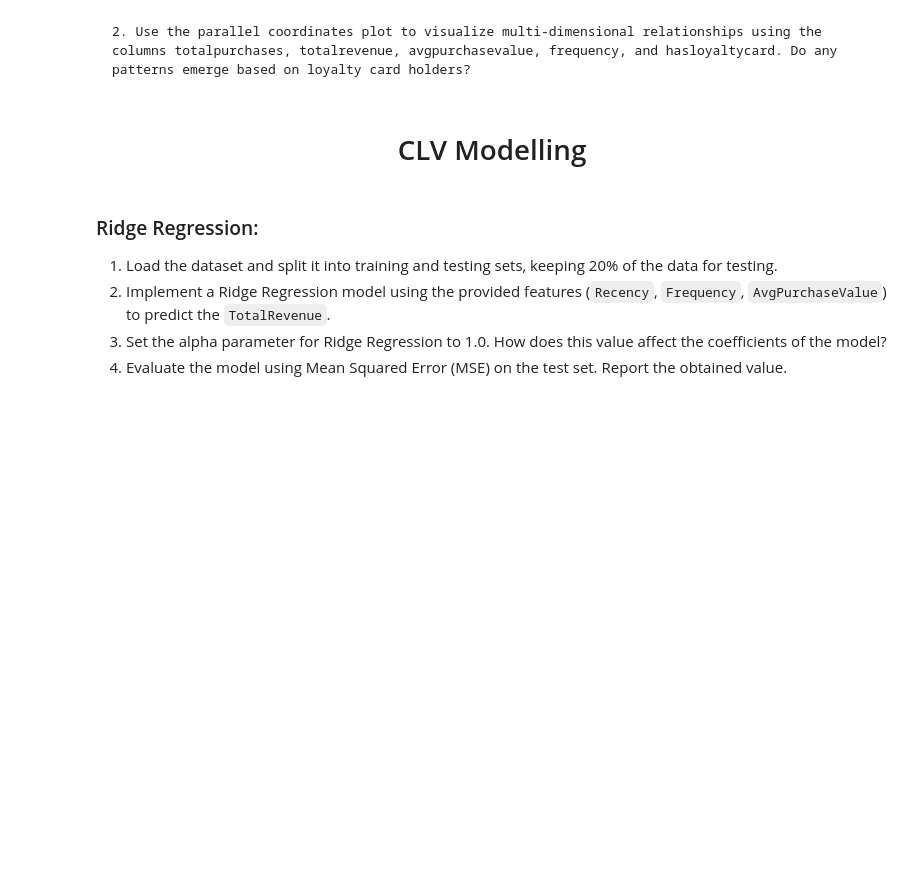
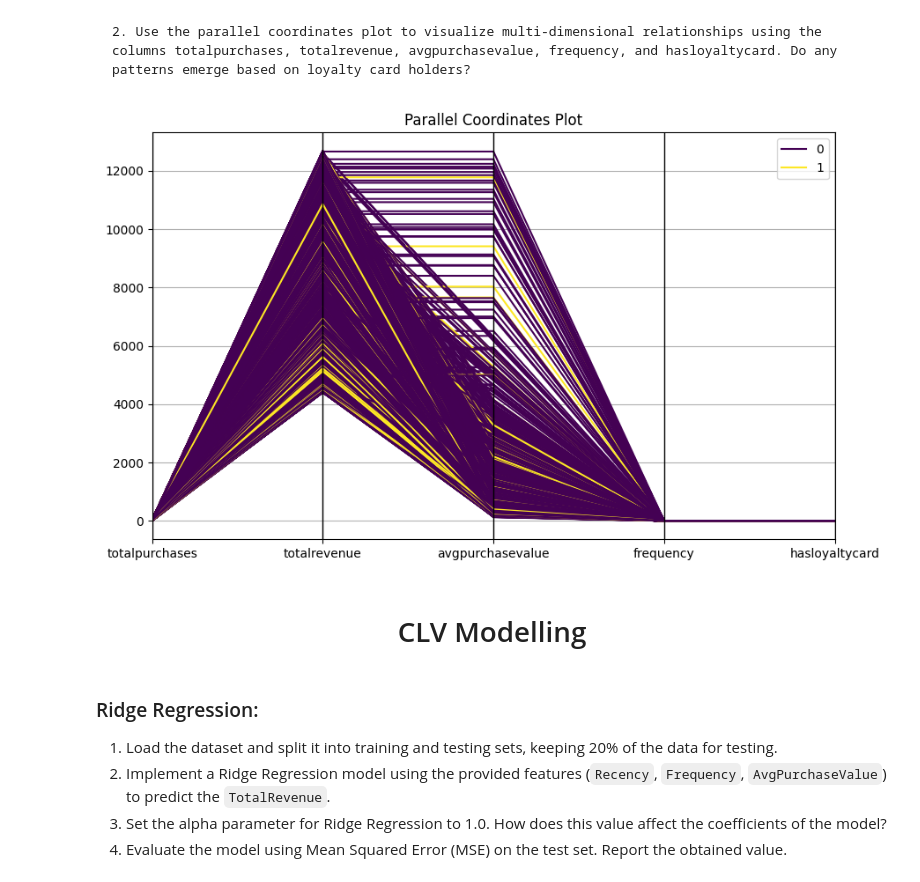
Before and after one commit to kaikesvieira/MarketingAnalytics, a Jupyter notebook: Project 4 - Customer Lifetime Value/customer_lifetime_value_code.ipynb, the cells around one changed output. Saved outputs shown, nothing was run; the diff lists cells and outputs as text; code cells hidden in the pictures; blank space fills up the shorter version.

```diff
--- a/Project 4 - Customer Lifetime Value/customer_lifetime_value_code.ipynb
+++ b/Project 4 - Customer Lifetime Value/customer_lifetime_value_code.ipynb
@@ -182,5 +234,20 @@ df['frequency'] = df['totalpurchases']/df['tenure']
 # %% [markdown]
     2. Use the parallel coordinates plot to visualize multi-dimensional relationships using the columns totalpurchases, totalrevenue, avgpurchasevalue, frequency, and hasloyaltycard. Do any patterns emerge based on loyalty card holders?
+# %%
+df['hasloyaltycard'] = df['hasloyaltycard'].map({"no": 0, "yes":1})
+# %%
+from pandas.plotting import parallel_coordinates
+
+# Creating parallel coordinates plot
+plt.figure(figsize=(10, 6))
+parallel_coordinates(df,
+                     class_column="hasloyaltycard",
+                     cols=['totalpurchases', "totalrevenue", "avgpurchasevalue", "frequency", "hasloyaltycard"],
+                     colormap='viridis')
+plt.title('Parallel Coordinates Plot')
+plt.show()
+# %% [output]
+[figure, added]
 # %% [markdown]
 # <center> CLV Modelling
 # %% [markdown]
```
Also changed, not shown: parts of 8 cells of this notebook.
